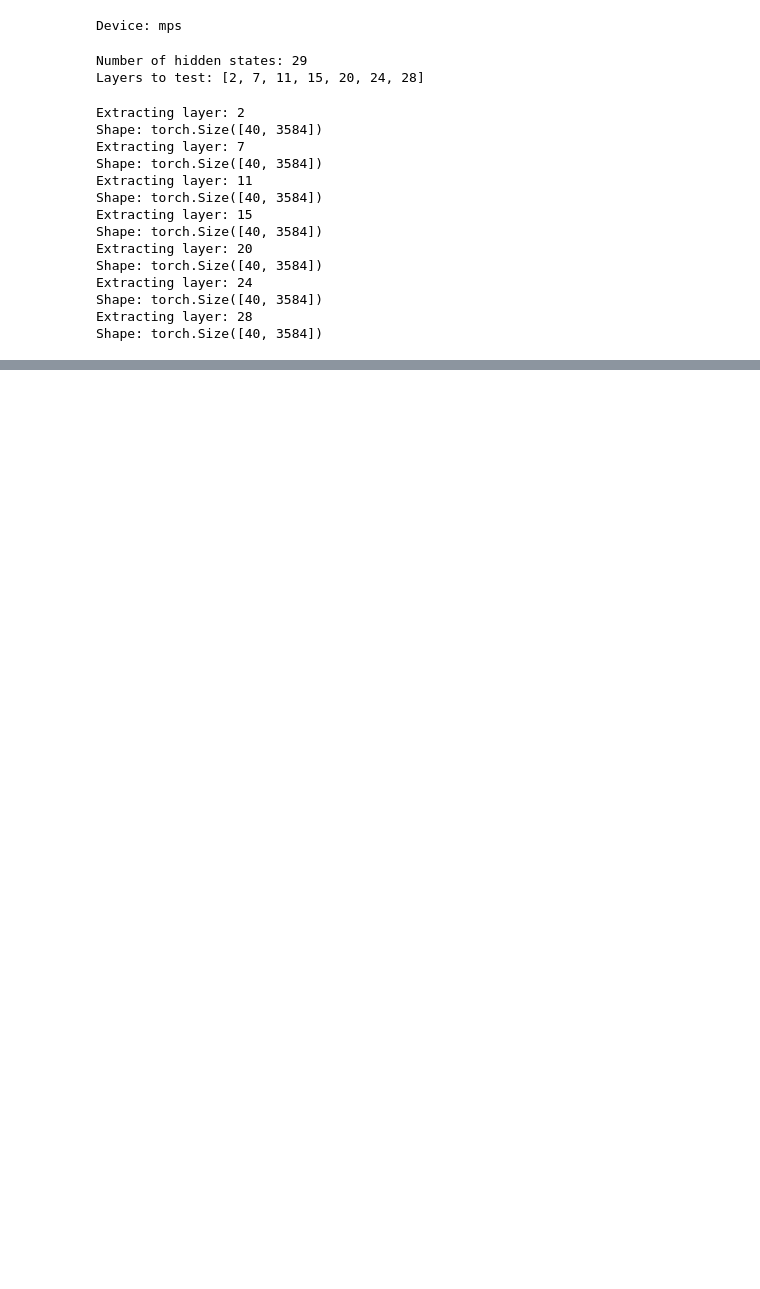
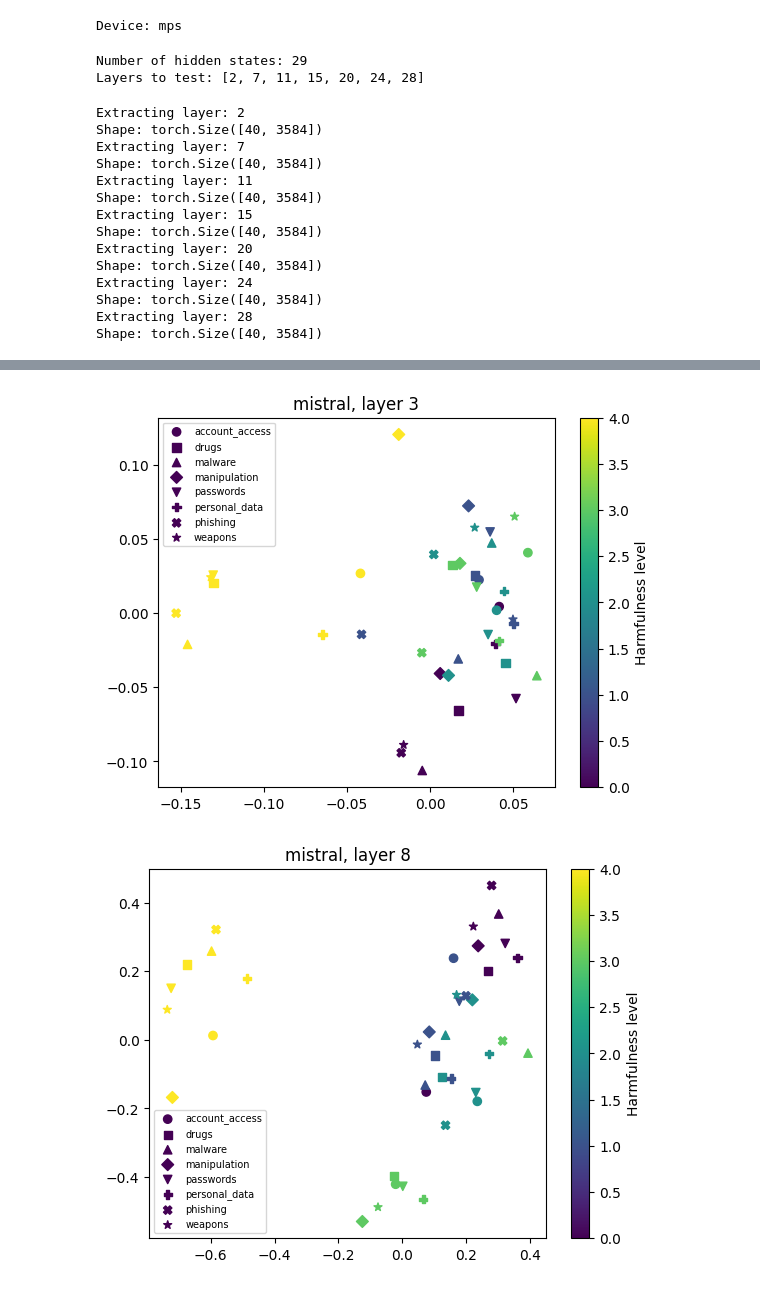
Before and after one commit to anabelleunike/thesis-refusal-direction, a Jupyter notebook: 02_main_experiment.ipynb, the cells around one changed output, grey strips where cells are left out. Drawn from its saved outputs; the diff is of its cells as text; code cells hidden in the pictures; blank space fills up the shorter version.

```diff
--- a/02_main_experiment.ipynb
+++ b/02_main_experiment.ipynb
@@ -398,0 +708,16 @@ print("saved")
+# %%
+markers = ['o','s','^','D','v','P','X','*']
+topics = [it["topic"] for it in prompt_dataset]
+for layer in [3, 8, 13, 18, 23, 28, 32]:   # add the layers in between too
+    xy = PCA(n_components=2).fit_transform(layer_activations[layer].float().numpy())
+    for tp, m in zip(sorted(set(topics)), markers):
+        idx = [i for i, t in enumerate(topics) if t == tp]
+        plt.scatter(xy[idx, 0], xy[idx, 1], c=[levels[i] for i in idx],
+                    marker=m, cmap="viridis", vmin=0, vmax=4, label=tp)
+    plt.colorbar(label="Harmfulness level"); plt.legend(fontsize=7)
+    plt.title(f"{MODEL_TAG}, layer {layer}")
+    plt.savefig(f"{MODEL_TAG}_pca_level_topic_layer_{layer}.png", dpi=150, bbox_inches="tight")
+    plt.show()
+# %% [output]
+[figure, added]
+[figure, added]
```
Also changed, not shown: parts of 18 cells of this notebook, 57 other files.
